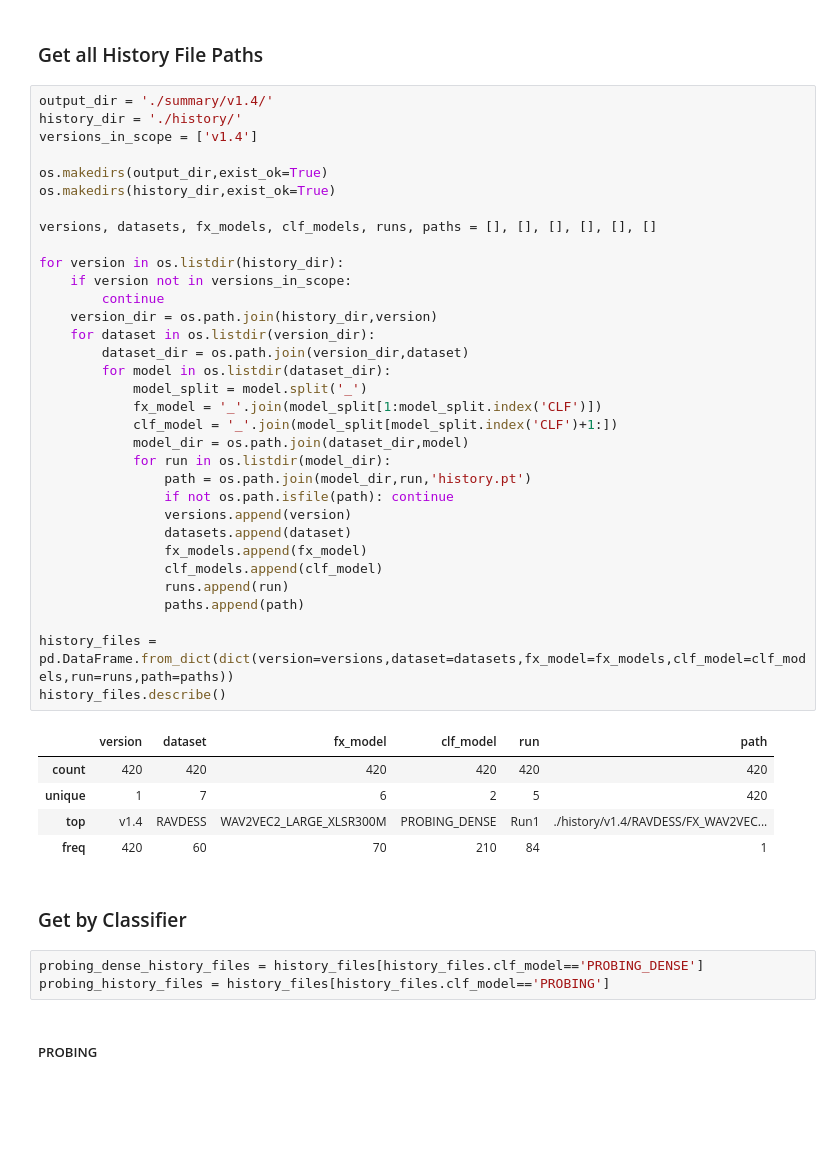
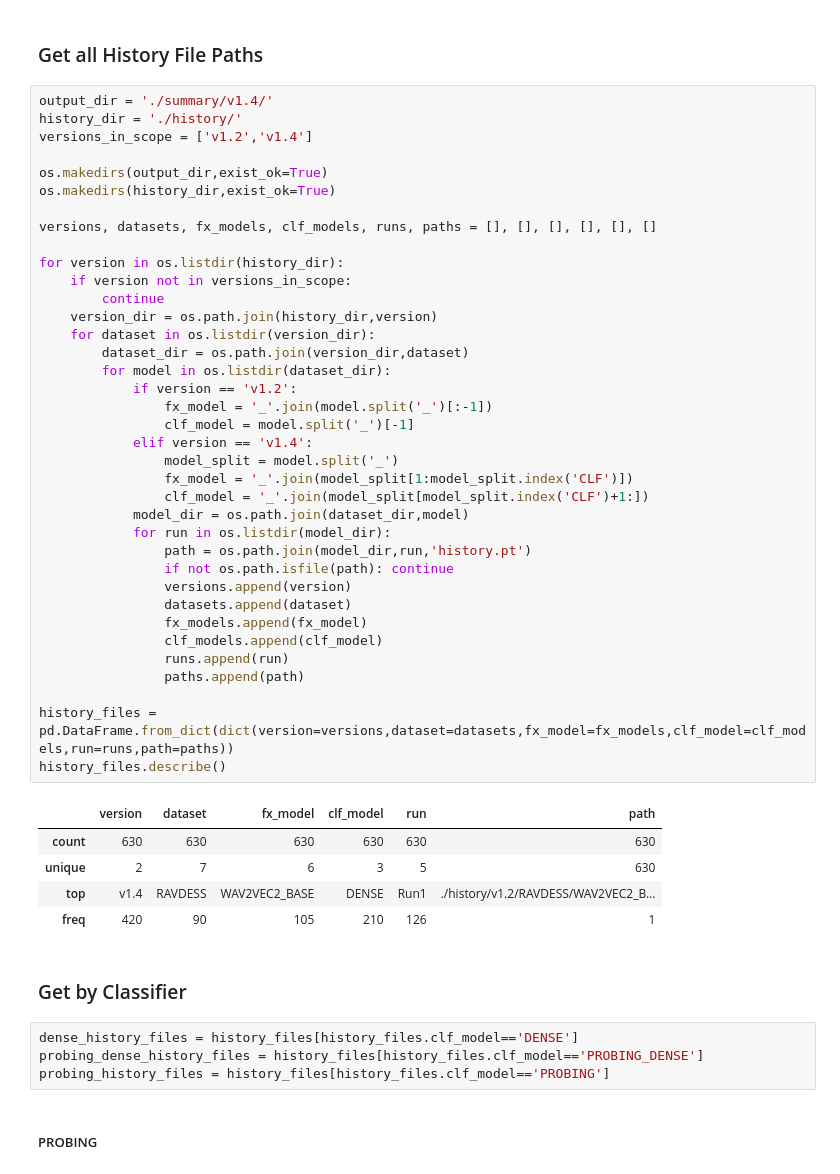
Before and after one commit to 95anantsingh/Decoding-Emotions, a Jupyter notebook: summary.ipynb, the cells around one changed output. Cells and saved outputs as stored; diff of their text form; blank space fills up the shorter version.

Commit message:
dense summary

```diff
--- a/summary.ipynb
+++ b/summary.ipynb
@@ -12,45 +12,50 @@ from matplotlib import pyplot as plt
 # %%
 output_dir = './summary/v1.4/'
 history_dir = './history/'
-versions_in_scope = ['v1.4']
+versions_in_scope = ['v1.2','v1.4']
 
 os.makedirs(output_dir,exist_ok=True)
 os.makedirs(history_dir,exist_ok=True)
 
 versions, datasets, fx_models, clf_models, runs, paths = [], [], [], [], [], []
 
 for version in os.listdir(history_dir):
     if version not in versions_in_scope:
         continue
     version_dir = os.path.join(history_dir,version)
     for dataset in os.listdir(version_dir):
         dataset_dir = os.path.join(version_dir,dataset)
         for model in os.listdir(dataset_dir):
-            model_split = model.split('_')
-            fx_model = '_'.join(model_split[1:model_split.index('CLF')])
-            clf_model = '_'.join(model_split[model_split.index('CLF')+1:])
+            if version == 'v1.2':
+                fx_model = '_'.join(model.split('_')[:-1])
+                clf_model = model.split('_')[-1]
+            elif version == 'v1.4':
+                model_split = model.split('_')
+                fx_model = '_'.join(model_split[1:model_split.index('CLF')])
+                clf_model = '_'.join(model_split[model_split.index('CLF')+1:])
             model_dir = os.path.join(dataset_dir,model)
             for run in os.listdir(model_dir):
                 path = os.path.join(model_dir,run,'history.pt')
                 if not os.path.isfile(path): continue
                 versions.append(version)
                 datasets.append(dataset)
                 fx_models.append(fx_model)
                 clf_models.append(clf_model)
                 runs.append(run)
                 paths.append(path)
 
 history_files = pd.DataFrame.from_dict(dict(version=versions,dataset=datasets,fx_model=fx_models,clf_model=clf_models,run=runs,path=paths))
 history_files.describe()
 # %% [output]
 |  | version | dataset | fx_model | clf_model | run | path |
-| count | 420 | 420 | 420 | 420 | 420 | 420 |
-| unique | 1 | 7 | 6 | 2 | 5 | 420 |
-| top | v1.4 | RAVDESS | WAV2VEC2_LARGE_XLSR300M | PROBING_DENSE | Run1 | ./history/v1.4/RAVDESS/FX_WAV2VEC... |
-| freq | 420 | 60 | 70 | 210 | 84 | 1 |
+| count | 630 | 630 | 630 | 630 | 630 | 630 |
+| unique | 2 | 7 | 6 | 3 | 5 | 630 |
+| top | v1.4 | RAVDESS | WAV2VEC2_BASE | DENSE | Run1 | ./history/v1.2/RAVDESS/WAV2VEC2_B... |
+| freq | 420 | 90 | 105 | 210 | 126 | 1 |
 # %% [markdown]
 ### Get by Classifier
 # %%
+dense_history_files = history_files[history_files.clf_model=='DENSE']
 probing_dense_history_files = history_files[history_files.clf_model=='PROBING_DENSE']
 probing_history_files = history_files[history_files.clf_model=='PROBING']
 # %% [markdown]
```
Also changed, not shown: parts of 1 cell of this notebook, 1 other file.
